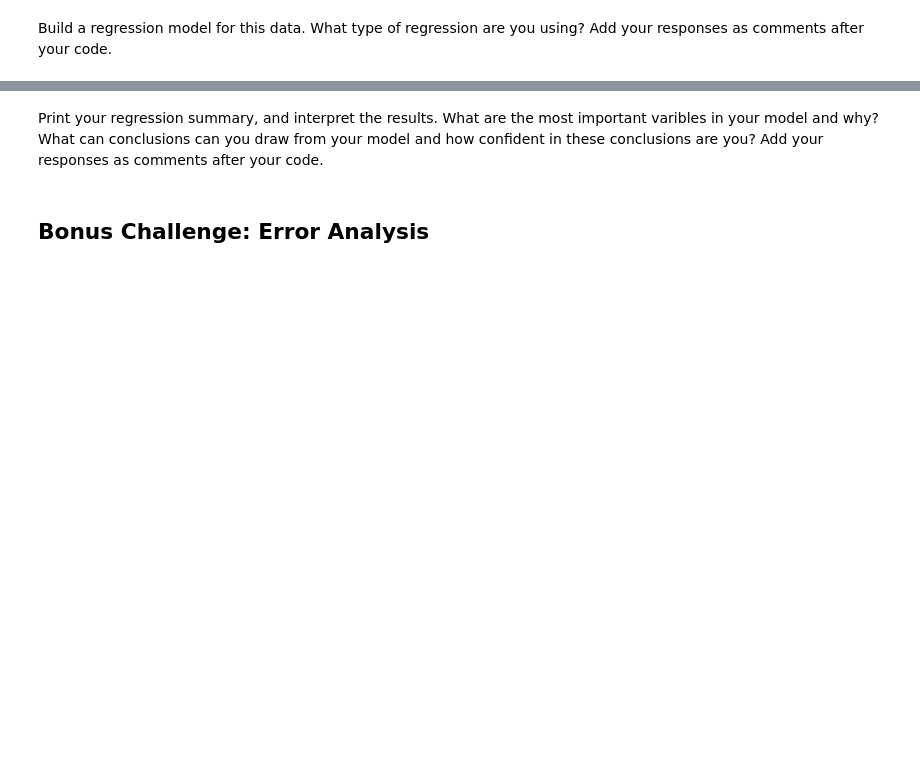
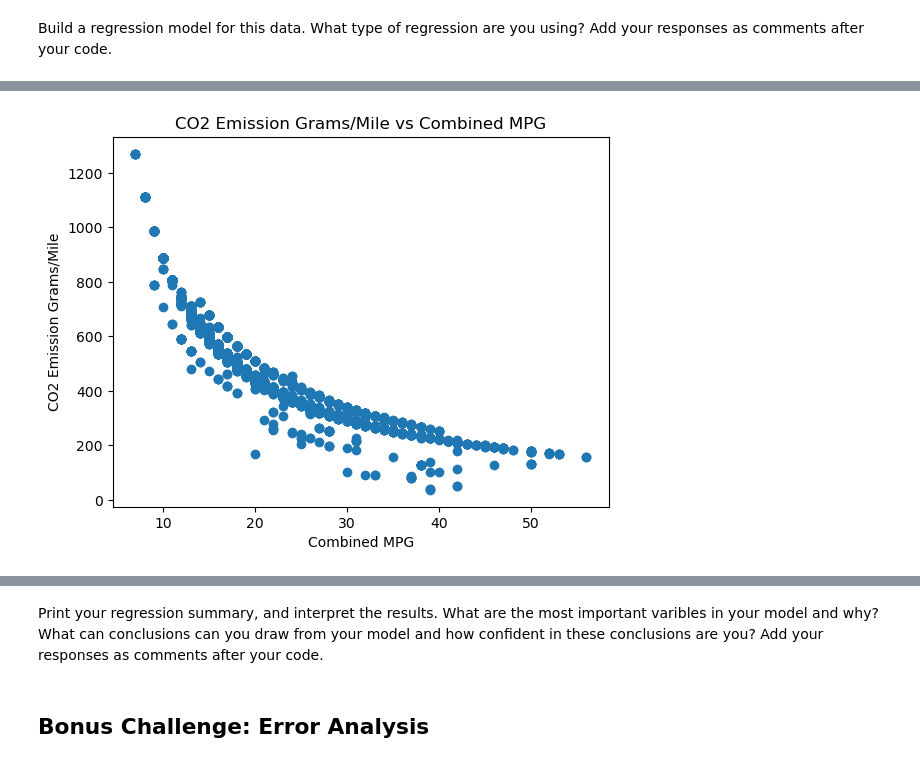
Before and after one commit to vitorferraz19/lab-regression-analysis-en, a Jupyter notebook: your-code/lab-regression-analysis.ipynb, the cells around one changed output, grey strips where cells are left out. Drawn from its saved outputs; the diff is of its cells as text; code cells hidden in the pictures; blank space fills up the shorter version.

```diff
--- a/your-code/lab-regression-analysis.ipynb
+++ b/your-code/lab-regression-analysis.ipynb
@@ -341,0 +381,10 @@ Build a regression model for this data. What type of regression are you using? A
+# %%
+plt.scatter(vehicles["Combined MPG"], vehicles["CO2 Emission Grams/Mile"])    # drawing a dispersion diagram (scatter plot)
+
+plt.xlabel("Combined MPG")
+plt.ylabel("CO2 Emission Grams/Mile")
+plt.title("CO2 Emission Grams/Mile vs Combined MPG")
+
+plt.show()
+# %% [output]
+[figure, added]
```
Also changed, not shown: parts of 12 cells of this notebook.
